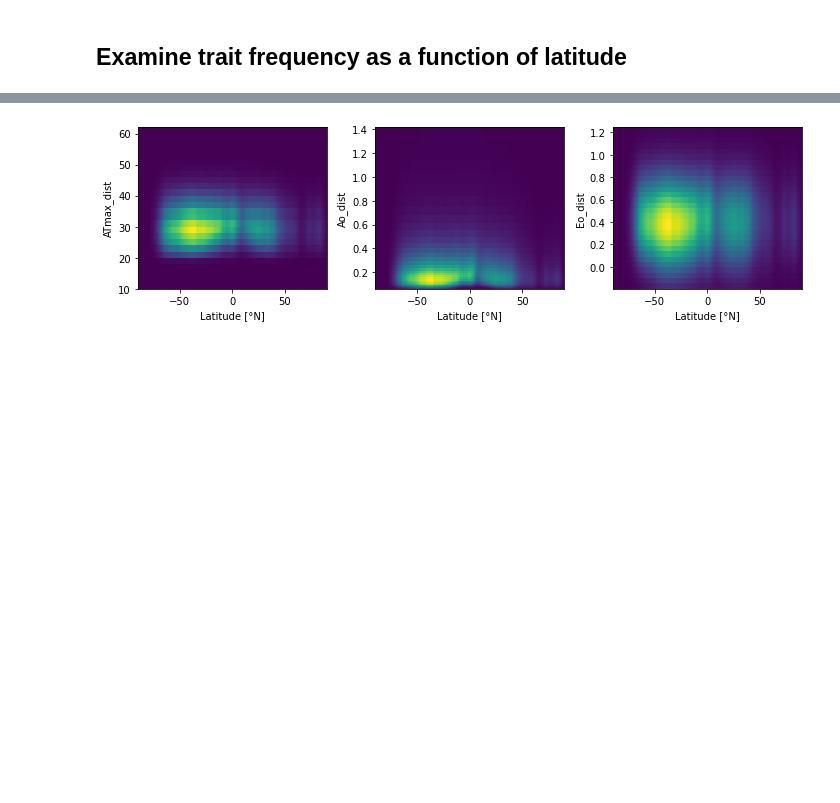
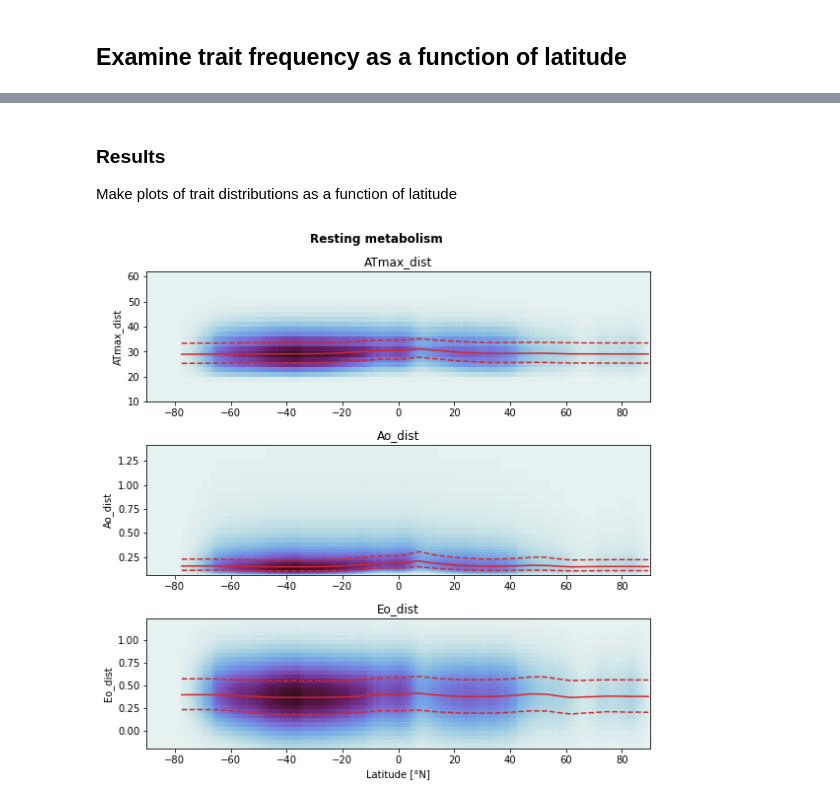
Before and after one commit to matt-long/aerobic-safety-margins, a Jupyter notebook: notebooks/trait-space-obs-habitat-vol.ipynb, the cells around one changed output, grey strips where cells are left out. Cells and saved outputs as stored; diff of their text form; code cells hidden in the pictures; blank space fills up the shorter version.

```diff
--- a/notebooks/trait-space-obs-habitat-vol.ipynb
+++ b/notebooks/trait-space-obs-habitat-vol.ipynb
@@ -279,19 +318,42 @@ Wall time: 12min 49s
      ATmax_dist  (ATmax, lat) float64 0.0 0.0 0.0 0.0 0.0 ... 0.0 0.0 0.0 0.0 0.0
      Ac_dist     (Ac, lat) float64 0.0 0.0 0.0 ... 1.772e-07 1.064e-07 3.546e-08
      Eo_dist     (Eo, lat) float64 0.0 0.0 0.0 ... 1.219e-06 7.318e-07 2.439e-07}
+# %% [markdown]
+### Results
+
+Make plots of trait distributions as a function of latitude
+# %%
+def percentile(dso, var, coord, q):
+    nj = dso.sizes['lat']
+    cdf = dso[var].cumsum(dim=coord) / dso[var].sum(coord)
+    p = np.ones((len(q), nj)) * np.nan
+    for i in range(len(q)):
+        for j in range(nj):
+            p[i, j] = np.interp(q[i], cdf[:, j], dso[coord])
+    return p
 # %%
-fig, axs = plt.subplots(1, 3, figsize=(10, 3), squeeze=False)
+fig, axs = plt.subplots(3, 1, figsize=(8, 8), squeeze=False)
 
 dso = dsets['trait_spc_resting']
 
 for j, v in enumerate(['ATmax_dist', 'Ao_dist', 'Eo_dist']):
-    ax = axs[0, j]
+    ax = axs[j, 0]
     coord = dso[v].dims[0]
-    ax.pcolormesh(dso[v].lat, dso[v][coord], dso[v])
-    ax.set_xlabel(util.attrs_label(dso.lat))
+    ax.pcolormesh(dso[v].lat, dso[v][coord], dso[v], cmap=cmocean.cm.dense)
+
+    # construct cumulative prob density function
+    p = percentile(dso, v, coord, [0.25, 0.5, 0.75])
+    ax.plot(dso[v].lat, p[1, :], '-', color='tab:red')
+    ax.plot(dso[v].lat, p[0, :], '--', color='tab:red')
+    ax.plot(dso[v].lat, p[2, :], '--', color='tab:red')
+
+    if j == 2:
+        ax.set_xlabel(util.attrs_label(dso.lat))
     ax.set_ylabel(util.attrs_label(dso[v]))
+    ax.set_title(v)
 
+plt.suptitle('Resting metabolism', fontweight='bold')
 plt.tight_layout();
 # %% [output]
-[figure, old version]
+[figure, new version]
 # %%
```
Also changed, not shown: parts of 6 cells of this notebook, 18 other files.
